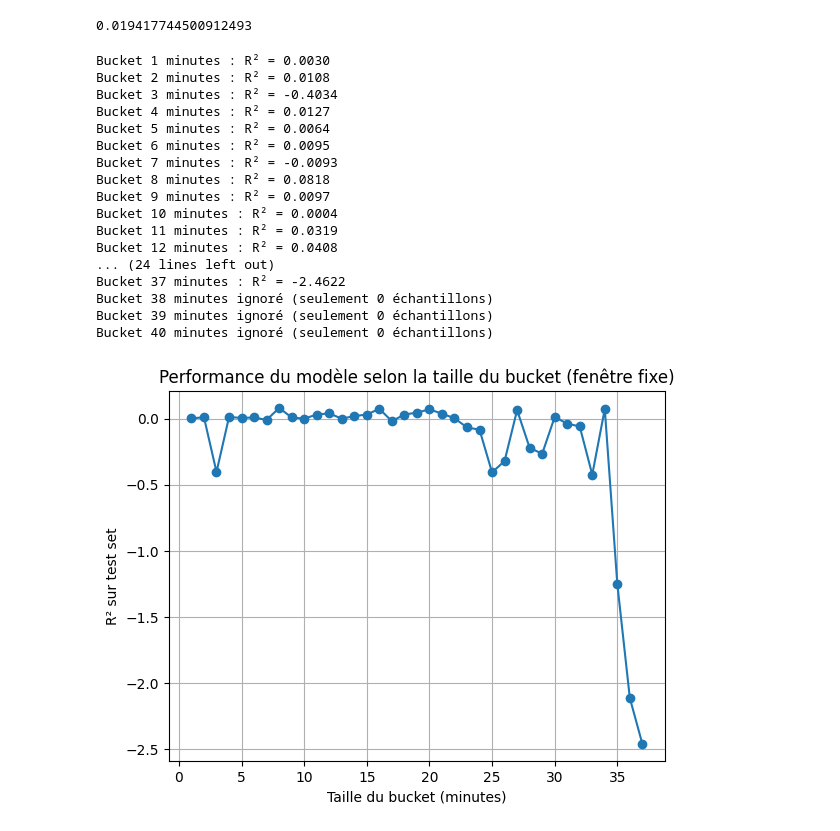
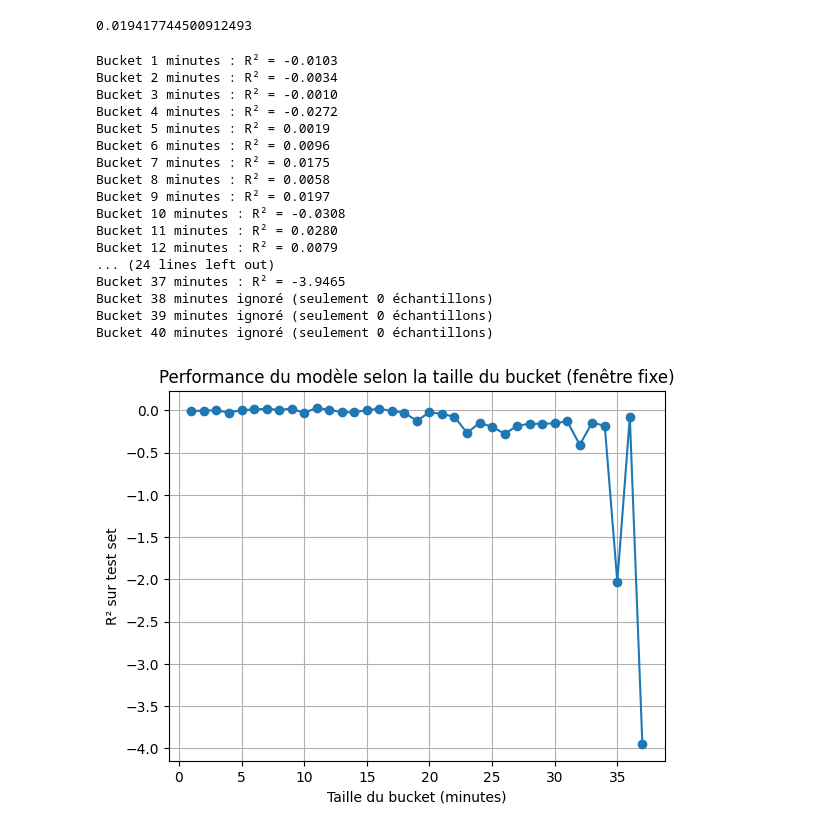
Before and after one commit to EstebanMF44/Projet-Hackaton, a Jupyter notebook: projet_hackaton.ipynb, the cells around one changed output. Drawn from its saved outputs; the diff is of its cells as text; code cells hidden in the pictures.

```diff
--- a/projet_hackaton.ipynb
+++ b/projet_hackaton.ipynb
@@ -287,7 +287,7 @@ import pandas as pd
 
 results = []
 
-cutoff_datetime = pd.to_datetime("2018-01-05 14:55")
+cutoff_datetime = pd.to_datetime("2018-01-26 14:55")
 
 df['datetime'] = pd.to_datetime(df['date']) + pd.to_timedelta(df['time'], unit='ns')
 
@@ -332,44 +332,44 @@ for minutes in range(1, 41):  # Buckets de 1 à 10 minutes
     y_train = y.iloc[:split_index]
     X_test = X.iloc[split_index:]
     y_test = y.iloc[split_index:]
 
     pipeline = Pipeline([
         ('scaler', StandardScaler()),
         ('model', Ridge())
     ])
 
     pipeline.fit(X_train, y_train)
     y_pred = pipeline.predict(X_test)
     r2 = r2_score(y_test, y_pred)
     results.append((minutes, r2))
     print(f"Bucket {minutes} minutes : R² = {r2:.4f}")
 
 if results:
     bucket_lengths, r2_scores = zip(*results)
     plt.plot(bucket_lengths, r2_scores, marker='o')
     plt.xlabel("Taille du bucket (minutes)")
     plt.ylabel("R² sur test set")
     plt.title("Performance du modèle selon la taille du bucket (fenêtre fixe)")
     plt.grid(True)
     plt.show()
 else:
     print("Aucun résultat disponible (pas assez de données).")
 # %% [output]
-Bucket 1 minutes : R² = 0.0030
-Bucket 2 minutes : R² = 0.0108
-Bucket 3 minutes : R² = -0.4034
-Bucket 4 minutes : R² = 0.0127
-Bucket 5 minutes : R² = 0.0064
-Bucket 6 minutes : R² = 0.0095
-Bucket 7 minutes : R² = -0.0093
-Bucket 8 minutes : R² = 0.0818
-Bucket 9 minutes : R² = 0.0097
-Bucket 10 minutes : R² = 0.0004
-Bucket 11 minutes : R² = 0.0319
-Bucket 12 minutes : R² = 0.0408
+Bucket 1 minutes : R² = -0.0103
+Bucket 2 minutes : R² = -0.0034
+Bucket 3 minutes : R² = -0.0010
+Bucket 4 minutes : R² = -0.0272
+Bucket 5 minutes : R² = 0.0019
+Bucket 6 minutes : R² = 0.0096
+Bucket 7 minutes : R² = 0.0175
+Bucket 8 minutes : R² = 0.0058
+Bucket 9 minutes : R² = 0.0197
+Bucket 10 minutes : R² = -0.0308
+Bucket 11 minutes : R² = 0.0280
+Bucket 12 minutes : R² = 0.0079
 ... (24 lines left out)
-Bucket 37 minutes : R² = -2.4622
+Bucket 37 minutes : R² = -3.9465
 Bucket 38 minutes ignoré (seulement 0 échantillons)
 Bucket 39 minutes ignoré (seulement 0 échantillons)
 Bucket 40 minutes ignoré (seulement 0 échantillons)
-[figure, old version]
+[figure, new version]
```
Also changed, not shown: parts of 4 cells of this notebook.
